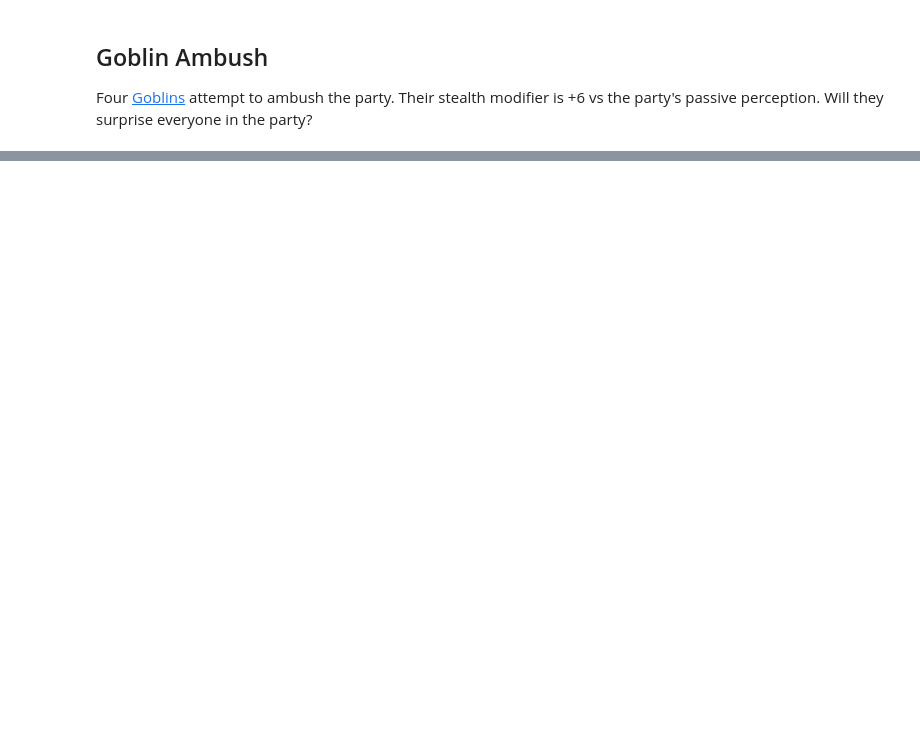
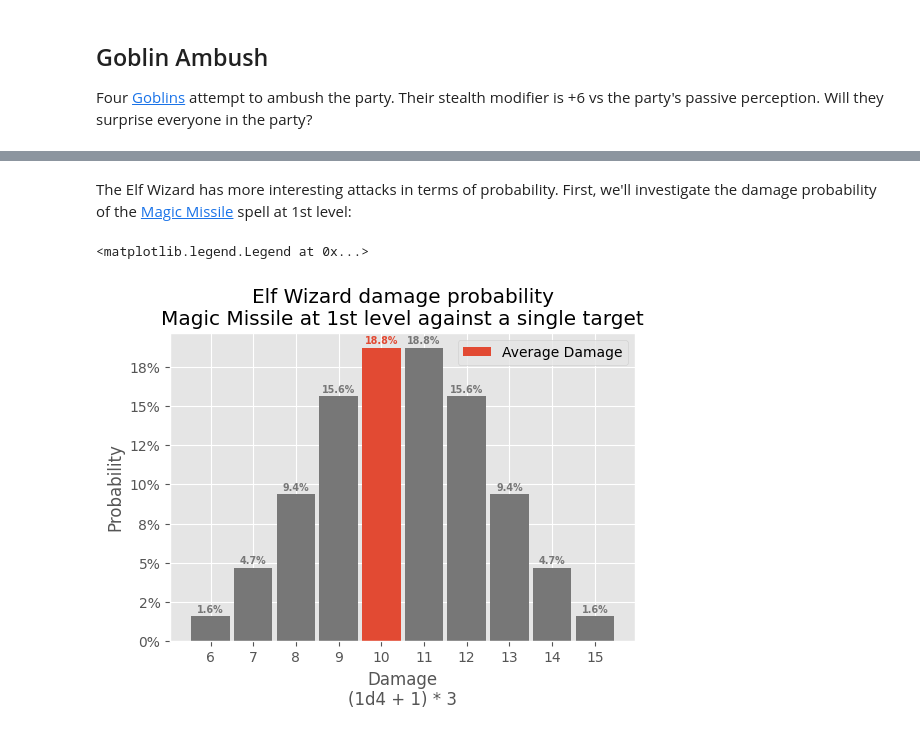
Before and after one commit to TimidRobot/dnd_probabilities, a Jupyter notebook: phandelver_probabilities.ipynb, the cells around one changed output, grey strips where cells are left out. Cells and saved outputs as stored; diff of their text form; code cells hidden in the pictures; blank space fills up the shorter version.

```diff
--- a/phandelver_probabilities.ipynb
+++ b/phandelver_probabilities.ipynb
@@ -227,0 +259,45 @@ ax.yaxis.set_major_formatter(ticker.PercentFormatter(decimals=0))
+# %% [markdown]
+The Elf Wizard has more interesting attacks in terms of probability. First, we'll investigate the damage probability of the [Magic Missile](https://www.dndbeyond.com/spells/magic-missile) spell at 1st level:
+# %%
+fig, ax = plot.subplots()
+fig.set_size_inches(6, 4)
+
+d4_plus_mod = np.arange(1 + 1, 5 + 1)
+
+counts = []
+for combination in product(d4_plus_mod, d4_plus_mod, d4_plus_mod):
+    counts.append(sum(combination))
+counts.sort()
+average_damage = int(np.array(counts).mean())
+results = np.array(sorted(list(set(counts))))
+for result in results:
+    if result == average_damage:
+        label = "Average Damage"
+        color = "C0"
+    else:
+        label = None
+        color = "C3"
+    damage_probability = (counts.count(result) / len(d4_plus_mod) ** 3) * 100
+    ax.bar(result, damage_probability, color=color, label=label, width=0.9)
+    ax.annotate(
+        f"{damage_probability:0.1f}%",
+        (result, damage_probability + 0.25),
+        color=color,
+        fontsize="x-small",
+        fontweight="bold",
+        horizontalalignment="center",
+    )
+
+ax.set_title(
+    "Elf Wizard damage probability\nMagic Missile at 1st level against a"
+    " single target"
+)
+ax.set_ylabel("Probability")
+ax.set_xlabel("Damage\n(1d4 + 1) * 3")
+ax.xaxis.set_major_locator(ticker.FixedLocator(results))
+ax.yaxis.set_major_formatter(ticker.PercentFormatter(decimals=0))
+
+ax.legend()
+# %% [output]
+<matplotlib.legend.Legend at 0x...>
+[figure, added]
```
Also changed, not shown: parts of 17 cells of this notebook.
